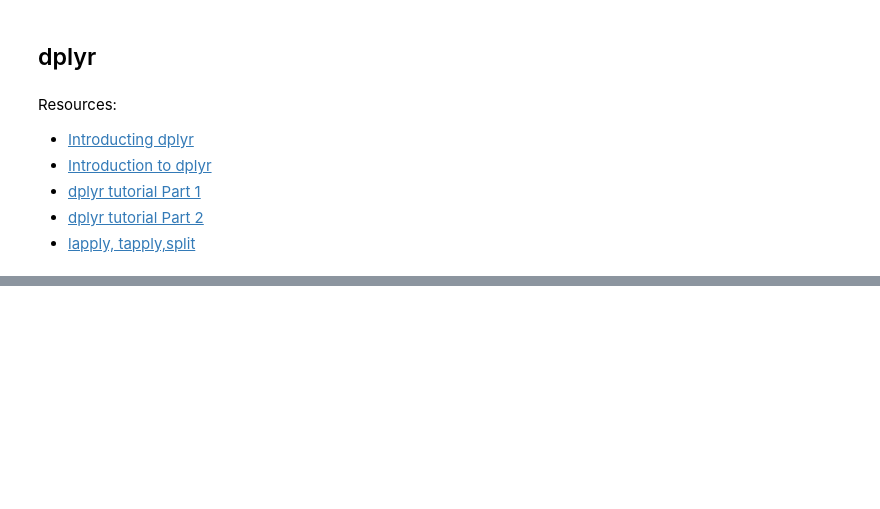
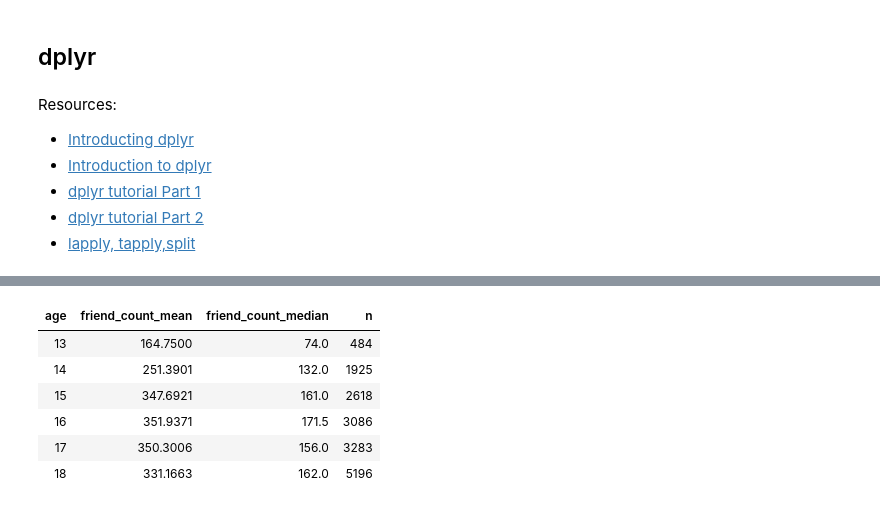
Before and after one commit to mukerong/Toolkit, a Jupyter notebook: R/R-Basics.ipynb, the cells around one changed output, grey strips where cells are left out. Drawn from its saved outputs; the diff is of its cells as text; code cells hidden in the pictures; blank space fills up the shorter version.

```diff
--- a/R/R-Basics.ipynb
+++ b/R/R-Basics.ipynb
@@ -787,3 +864,5 @@ Resources:
 * [dplyr tutorial Part 1](https://www.r-bloggers.com/hadley-wickhams-dplyr-tutorial-at-user-2014-part-1/)
 * [dplyr tutorial Part 2](https://www.r-bloggers.com/hadley-wickhams-dplyr-tutorial-at-user-2014-part-2/)
 * [lapply, tapply,split](https://rollingyours.wordpress.com/2014/10/20/the-lapply-command-101/)
+# %%
+pf <- read.delim('pseudo_facebook.tsv')
@@ -789,0 +881,17 @@ Resources:
+# %%
+age_groups <- group_by(pf, age)
+# %%
+pf_fc_by_age <- summarise(age_groups,
+         friend_count_mean = mean(friend_count),
+         friend_count_median = median(friend_count),
+         n = n())
+
+head(pf_fc_by_age)
+# %% [output]
+| age | friend_count_mean | friend_count_median | n |
+| 13 | 164.7500 | 74.0 | 484 |
+| 14 | 251.3901 | 132.0 | 1925 |
+| 15 | 347.6921 | 161.0 | 2618 |
+| 16 | 351.9371 | 171.5 | 3086 |
+| 17 | 350.3006 | 156.0 | 3283 |
+| 18 | 331.1663 | 162.0 | 5196 |
```
Also changed, not shown: parts of 12 cells of this notebook.
